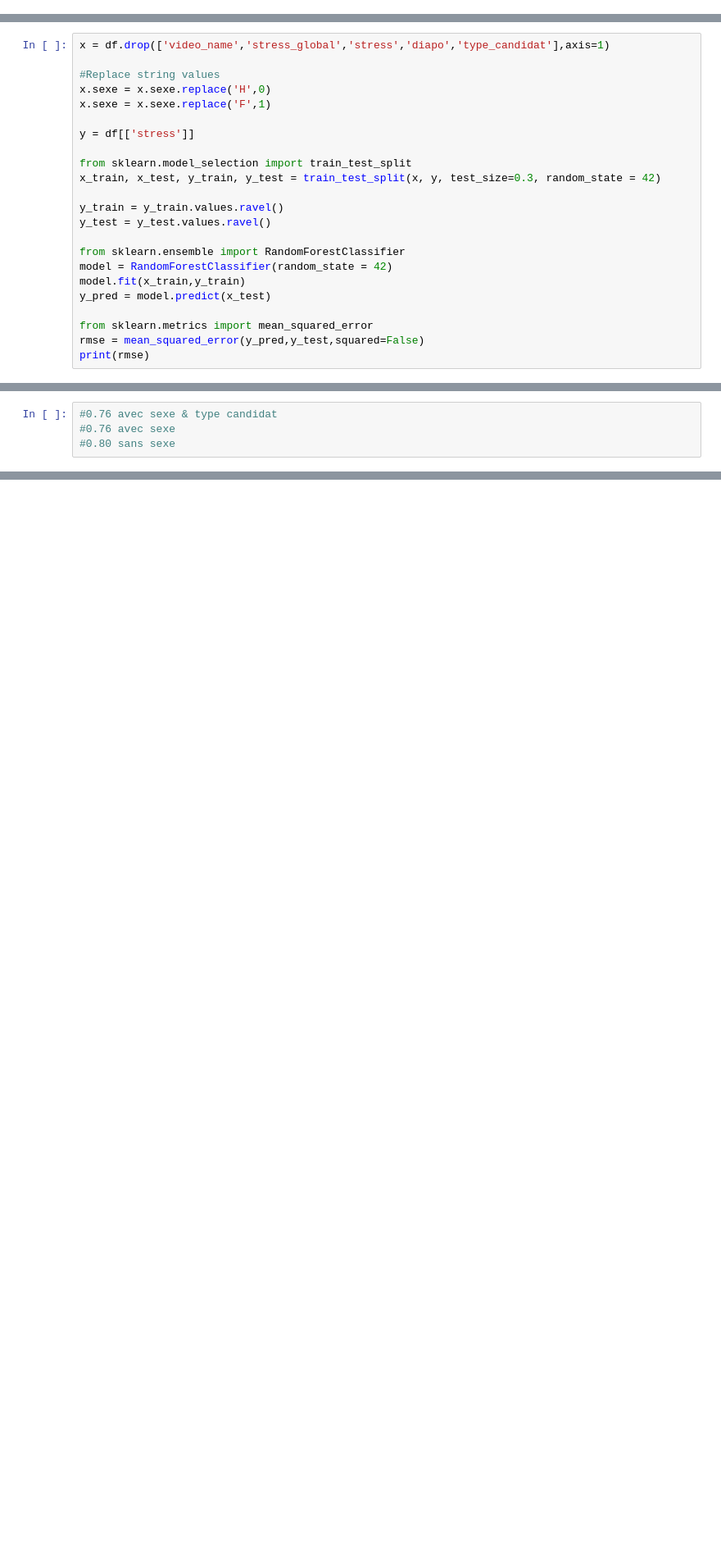
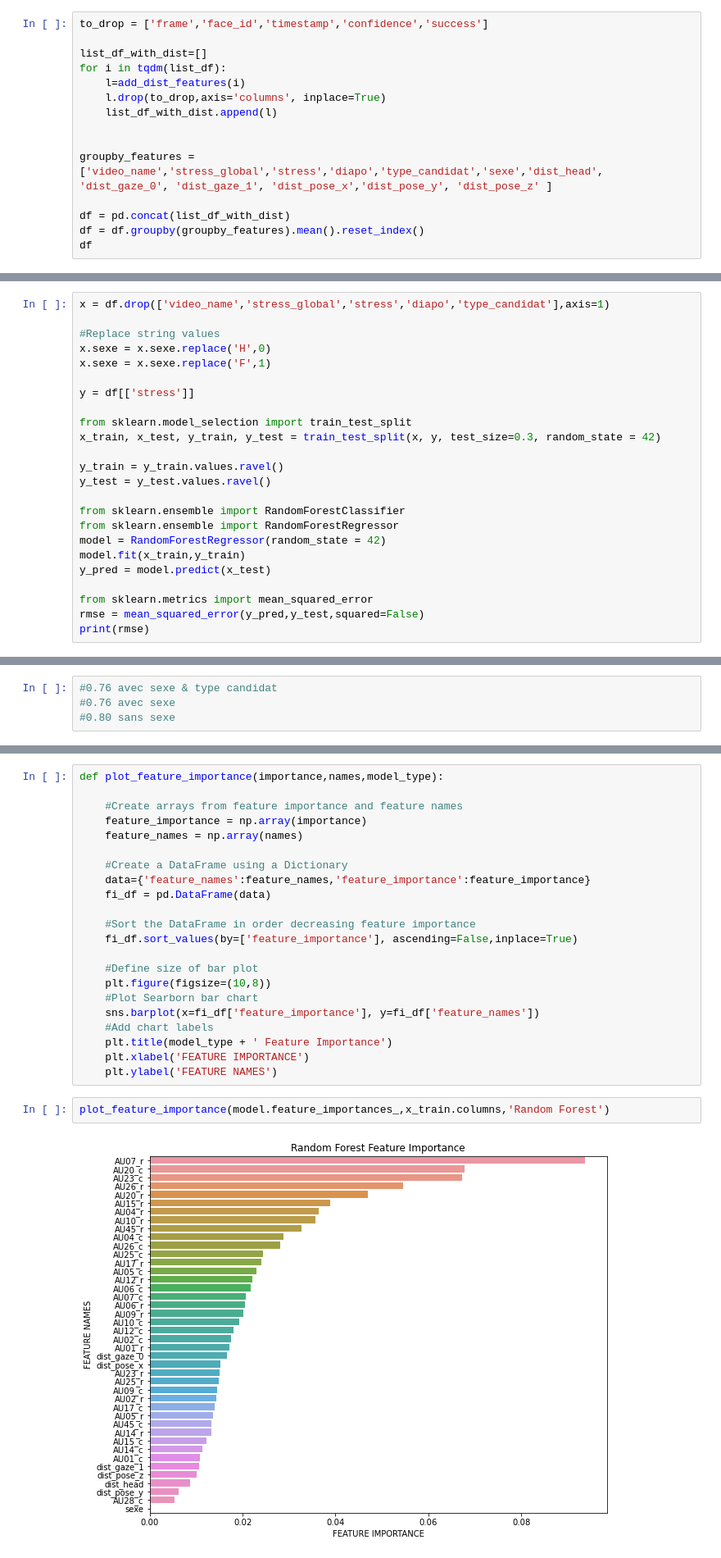
Before and after one commit to Projet-Fil-Rouge-AFPA/filrouge, a Jupyter notebook: Notebook_Vincent.ipynb, the cells around one changed output, grey strips where cells are left out. Shown at 82% size. Cells and saved outputs as stored; diff of their text form; blank space fills up the shorter version.

```diff
--- a/Notebook_Vincent.ipynb
+++ b/Notebook_Vincent.ipynb
@@ -56,0 +60,15 @@ df
+# %%
+to_drop = ['frame','face_id','timestamp','confidence','success']
+
+list_df_with_dist=[]
+for i in tqdm(list_df):
+    l=add_dist_features(i)
+    l.drop(to_drop,axis='columns', inplace=True)
+    list_df_with_dist.append(l)
+
+
+groupby_features = ['video_name','stress_global','stress','diapo','type_candidat','sexe','dist_head', 'dist_gaze_0', 'dist_gaze_1', 'dist_pose_x','dist_pose_y', 'dist_pose_z' ]
+
+df = pd.concat(list_df_with_dist)
+df = df.groupby(groupby_features).mean().reset_index()
+df
@@ -70,7 +102,8 @@ y_train = y_train.values.ravel()
 y_test = y_test.values.ravel()
 
 from sklearn.ensemble import RandomForestClassifier
-model = RandomForestClassifier(random_state = 42)
+from sklearn.ensemble import RandomForestRegressor
+model = RandomForestRegressor(random_state = 42)
 model.fit(x_train,y_train)
 y_pred = model.predict(x_test)
 
@@ -85,0 +141,26 @@ print(rmse)
+# %%
+def plot_feature_importance(importance,names,model_type):
+
+    #Create arrays from feature importance and feature names
+    feature_importance = np.array(importance)
+    feature_names = np.array(names)
+
+    #Create a DataFrame using a Dictionary
+    data={'feature_names':feature_names,'feature_importance':feature_importance}
+    fi_df = pd.DataFrame(data)
+
+    #Sort the DataFrame in order decreasing feature importance
+    fi_df.sort_values(by=['feature_importance'], ascending=False,inplace=True)
+
+    #Define size of bar plot
+    plt.figure(figsize=(10,8))
+    #Plot Searborn bar chart
+    sns.barplot(x=fi_df['feature_importance'], y=fi_df['feature_names'])
+    #Add chart labels
+    plt.title(model_type + ' Feature Importance')
+    plt.xlabel('FEATURE IMPORTANCE')
+    plt.ylabel('FEATURE NAMES')
+# %%
+plot_feature_importance(model.feature_importances_,x_train.columns,'Random Forest')
+# %% [output]
+[figure, added]
```
Also changed, not shown: parts of 11 cells of this notebook, 1 other file.
